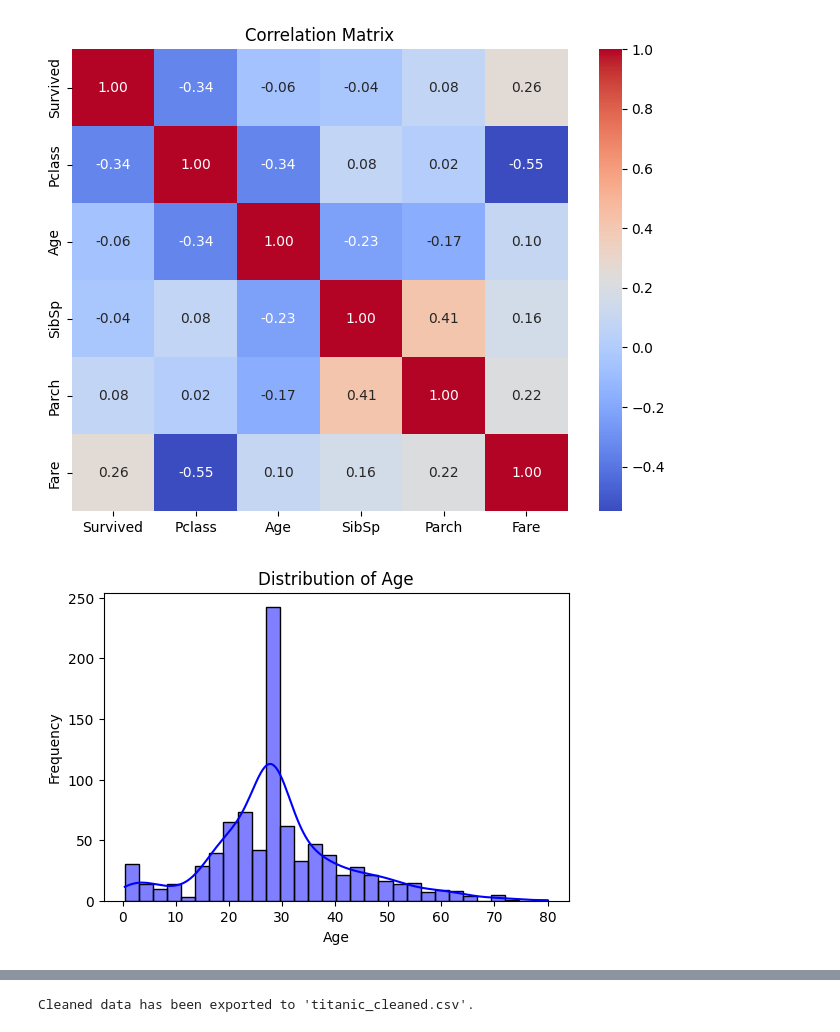
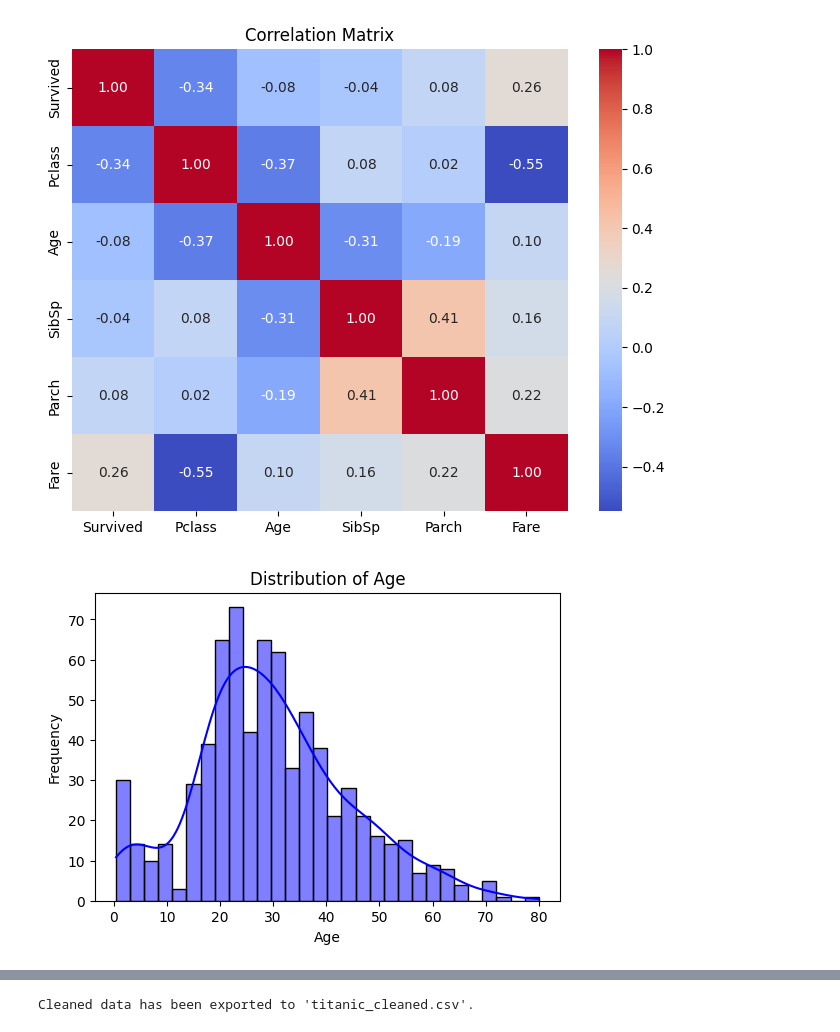
Before and after one commit to sujalkumeriya59/Machine-Learning, a Jupyter notebook: Bonus_2.ipynb, the cells around one changed output, grey strips where cells are left out. Cells and saved outputs as stored; diff of their text form; code cells hidden in the pictures.

```diff
--- a/Bonus_2.ipynb
+++ b/Bonus_2.ipynb
@@ -8,7 +8,7 @@ import seaborn as sns
 import matplotlib.pyplot as plt
 
 # Load the dataset (Ensure the Titanic dataset CSV file is in the working directory)
-data = pd.read_csv('Titanic-Dataset.csv')
+data = pd.read_csv('/Titanic-Dataset.csv')
 
 # 1. Data Cleaning
 # Check for missing values
@@ -16,8 +16,8 @@ print("Missing values before cleaning:")
 print(data.isnull().sum())
 
 # Fill missing values
-data['Age'].fillna(data['Age'].median(), inplace=True)  # Fill missing ages with the median
-data['Embarked'].fillna(data['Embarked'].mode()[0], inplace=True)  # Fill missing embarkation with the mode
+data['Age'].fillna(data['Age'].median())  # Fill missing ages with the median
+data['Embarked'].fillna(data['Embarked'].mode()[0])  # Fill missing embarkation with the mode
 data['Cabin'] = data['Cabin'].fillna('Unknown')  # Fill missing cabins with 'Unknown'
 
 # Drop columns with too many missing values or unnecessary information
@@ -96,5 +84,5 @@ For example, when doing 'df[col].method(value, inplace=True)', try using 'df.met
-[figure, old version]
+[figure, new version]
-[figure, old version]
+[figure, new version]
 [figure]
 [figure]
-Cleaned data has been exported to 'titanic_cleaned.csv'.
+Cleaned data has been exported to 'titanic_cleaned.csv'.
```
Also changed, not shown: parts of 2 cells of this notebook.
